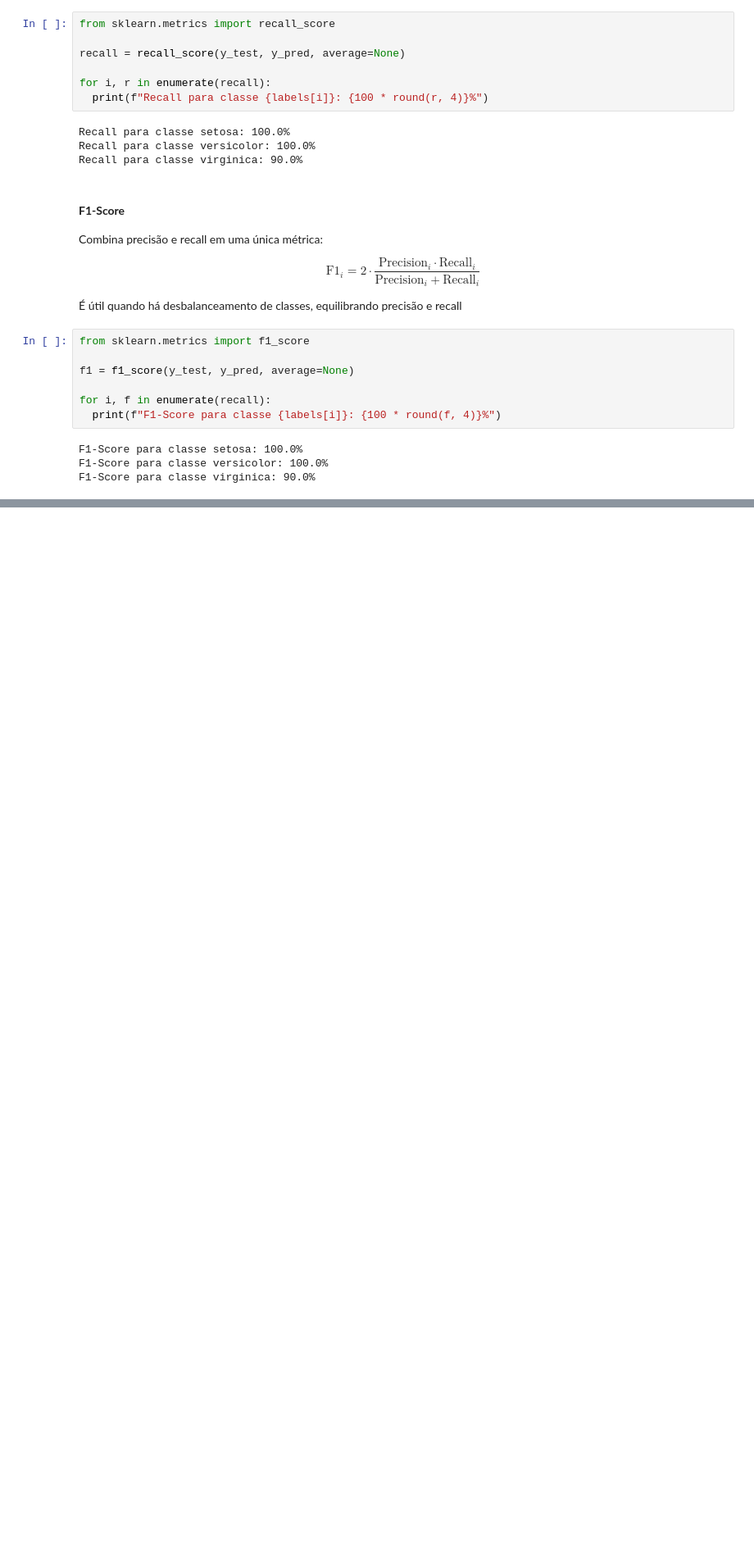
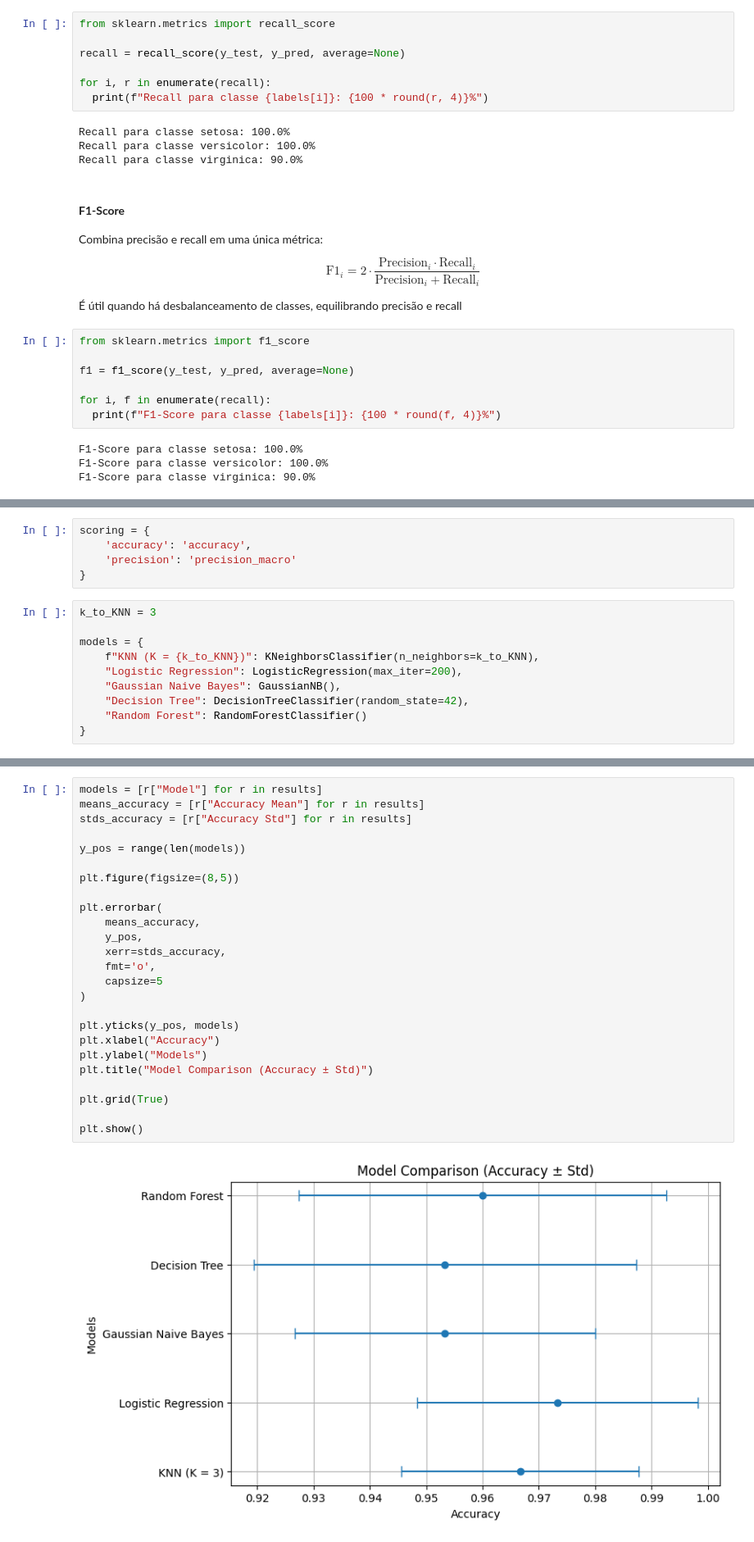
Before and after one commit to gabdourado/AI, a Jupyter notebook: ML/Foundations/Model-Evaluation/Classification_Metrics.ipynb, the cells around one changed output, grey strips where cells are left out. Shown at 82% size. Drawn from its saved outputs; the diff is of its cells as text; blank space fills up the shorter version.

Commit message:
feat: comparing metrics from different models

```diff
--- a/ML/Foundations/Model-Evaluation/Classification_Metrics.ipynb
+++ b/ML/Foundations/Model-Evaluation/Classification_Metrics.ipynb
@@ -201,0 +220,15 @@ F1-Score para classe virginica: 90.0%
+# %%
+scoring = {
+    'accuracy': 'accuracy',
+    'precision': 'precision_macro'
+}
+# %%
+k_to_KNN = 3
+
+models = {
+    f"KNN (K = {k_to_KNN})": KNeighborsClassifier(n_neighbors=k_to_KNN),
+    "Logistic Regression": LogisticRegression(max_iter=200),
+    "Gaussian Naive Bayes": GaussianNB(),
+    "Decision Tree": DecisionTreeClassifier(random_state=42),
+    "Random Forest": RandomForestClassifier()
+}
@@ -201,0 +269,27 @@ F1-Score para classe virginica: 90.0%
+# %%
+models = [r["Model"] for r in results]
+means_accuracy = [r["Accuracy Mean"] for r in results]
+stds_accuracy = [r["Accuracy Std"] for r in results]
+
+y_pos = range(len(models))
+
+plt.figure(figsize=(8,5))
+
+plt.errorbar(
+    means_accuracy,
+    y_pos,
+    xerr=stds_accuracy,
+    fmt='o',
+    capsize=5
+)
+
+plt.yticks(y_pos, models)
+plt.xlabel("Accuracy")
+plt.ylabel("Models")
+plt.title("Model Comparison (Accuracy ± Std)")
+
+plt.grid(True)
+
+plt.show()
+# %% [output]
+[figure, added]
```
Also changed, not shown: parts of 7 cells of this notebook.
